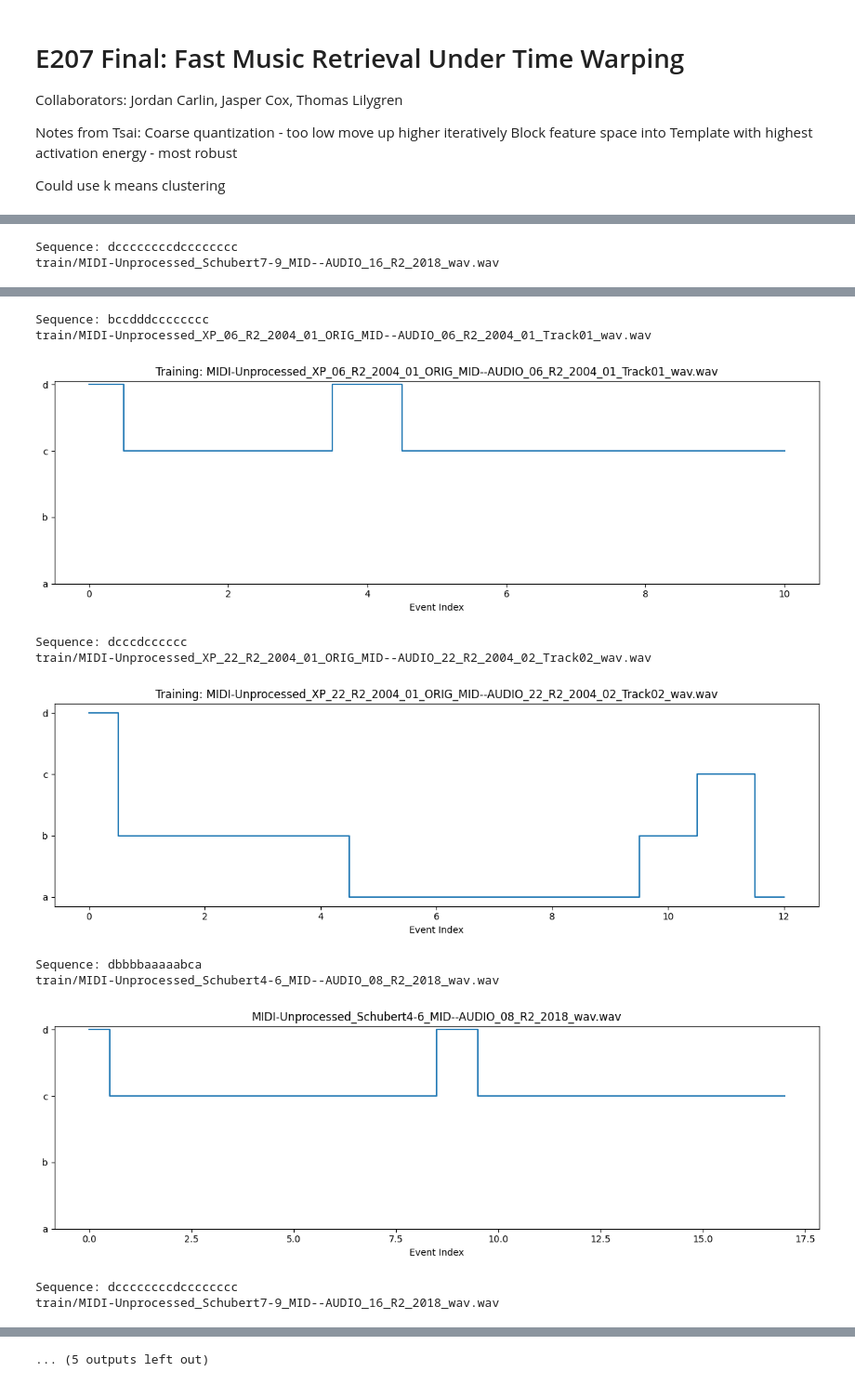
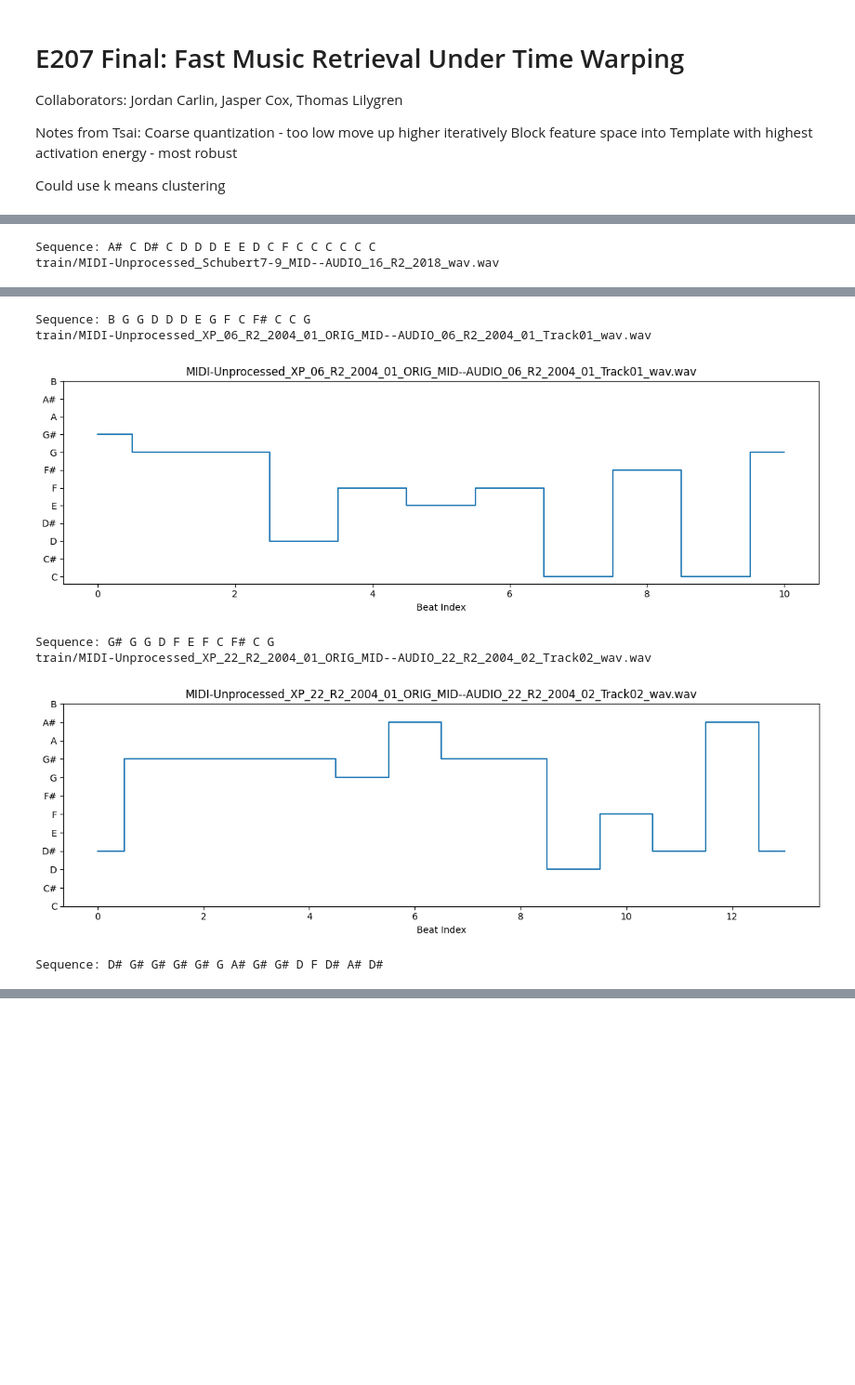
Before and after one commit to tlilygren/E207_final, a Jupyter notebook: E207_newFinal.ipynb, the cells around one changed output, grey strips where cells are left out. Shown at 93% size. Cells and saved outputs as stored; diff of their text form; code cells hidden in the pictures; blank space fills up the shorter version.

Commit message:
piptracks

```diff
--- a/E207_newFinal.ipynb
+++ b/E207_newFinal.ipynb
@@ -129,3 +187,15 @@ def beat_sync_normalize(W: np.ndarray, audio: np.ndarray, sr: int | float) -> np
+# %%
+def process_song(audio_file: Path, target_sr: int | float | None = None) -> None:
+    """Label each beat of a song by the dominant piptrack pitch class. No NMF, no templates."""
+    audio, sr = load_audio(audio_file)
+    if target_sr is not None and sr != target_sr:
+        audio = lb.resample(audio, orig_sr=sr, target_sr=target_sr)
+        sr = target_sr
+    audio = audio[: int(DISPLAY_SECONDS * sr)]
+
+    pitch_classes = extract_pitch_classes(audio, sr)
+    beat_pitches = beat_sync_mode(pitch_classes, audio, sr)
+    plot_pitch_sequence(beat_pitches, title=audio_file.name)
 # %%
 def learn_templates(train_dir: Path, n_components: int = RANK) -> tuple[np.ndarray, int | float]:
     """Concatenate all .wav files in train_dir and learn fixed spectral templates.
@@ -211,12 +281,9 @@ def test_single_file(audio_file: Path, H_templates: np.ndarray, template_sr: int
 
     plot_dominant_sequence(W, title=audio_file.name, median_frames=1)
 # %%
-train_dir = Path("./train")
-H_templates, template_sr = learn_templates(train_dir)
-
 songs_dir = Path("./train")
 for audio_file in sorted(songs_dir.rglob("*.wav")):
     print(audio_file)
-    test_single_file(audio_file, H_templates, template_sr)
+    process_song(audio_file)
 # %% [output]
 train/MIDI-Unprocessed_Schubert4-6_MID--AUDIO_08_R2_2018_wav.wav
@@ -224,2 +291,2 @@ train/MIDI-Unprocessed_Schubert4-6_MID--AUDIO_08_R2_2018_wav.wav
-Sequence: dccccccccdcccccccc
+Sequence: A# C D# C D D D E E D C F C C C C C C
 train/MIDI-Unprocessed_Schubert7-9_MID--AUDIO_16_R2_2018_wav.wav
@@ -227,11 +294,7 @@ train/MIDI-Unprocessed_Schubert7-9_MID--AUDIO_16_R2_2018_wav.wav
-Sequence: bccdddcccccccc
+Sequence: B G G D D D E G F C F# C C G
 train/MIDI-Unprocessed_XP_06_R2_2004_01_ORIG_MID--AUDIO_06_R2_2004_01_Track01_wav.wav
-[figure, old version]
+[figure, new version]
-Sequence: dcccdcccccc
+Sequence: G# G G D F E F C F# C G
 train/MIDI-Unprocessed_XP_22_R2_2004_01_ORIG_MID--AUDIO_22_R2_2004_02_Track02_wav.wav
-[figure, old version]
+[figure, new version]
-Sequence: dbbbbaaaaabca
-train/MIDI-Unprocessed_Schubert4-6_MID--AUDIO_08_R2_2018_wav.wav
+Sequence: D# G# G# G# G# G A# G# G# D F D# A# D#
-[figure, removed]
-Sequence: dccccccccdcccccccc
-train/MIDI-Unprocessed_Schubert7-9_MID--AUDIO_16_R2_2018_wav.wav
@@ -239 +300,0 @@ train/MIDI-Unprocessed_Schubert7-9_MID--AUDIO_16_R2_2018_wav.wav
-... (5 outputs left out)
```
Also changed, not shown: parts of 2 cells of this notebook.
